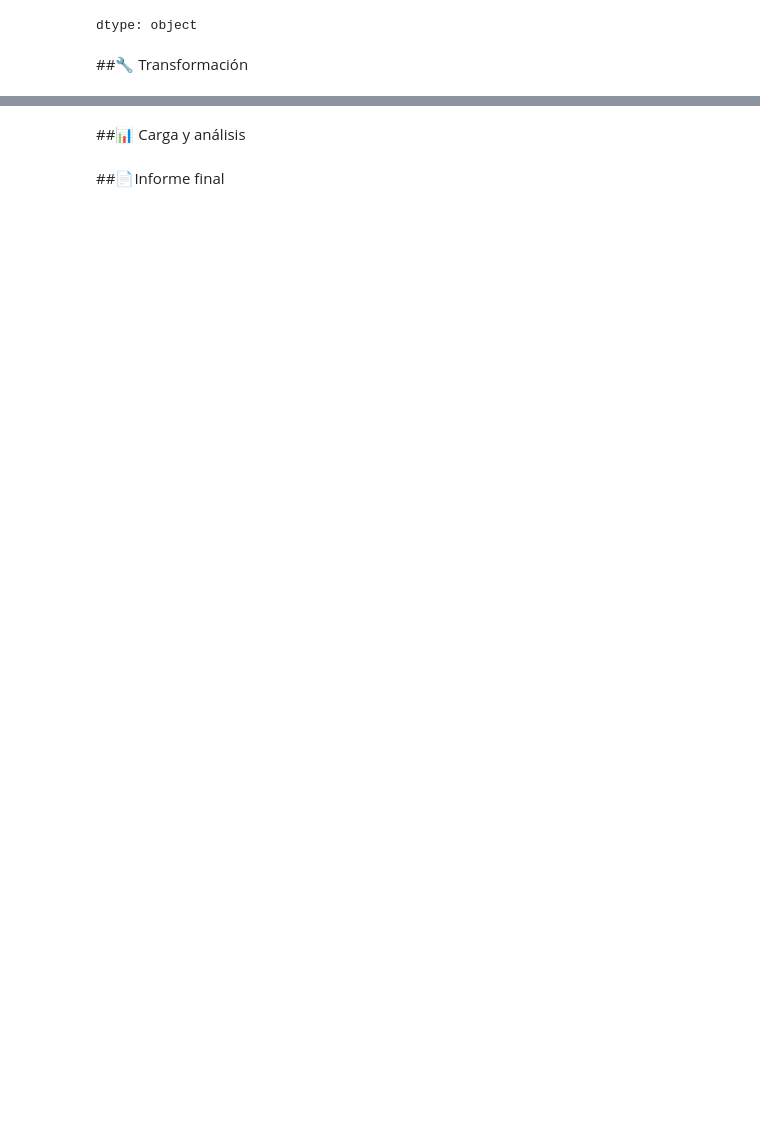
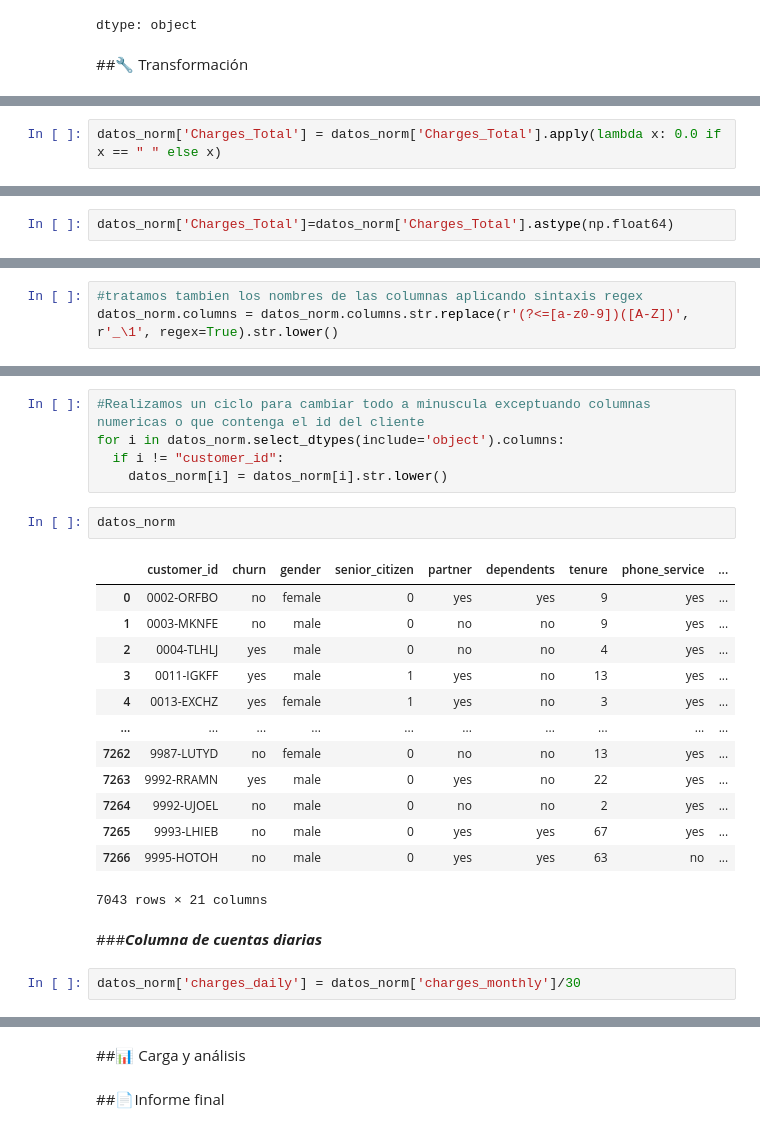
Before and after one commit to GP-Core/Telecom-X-Part-1, a Jupyter notebook: TelecomX_Part1-Gp-Core.ipynb, the cells around one changed output, grey strips where cells are left out. Saved outputs shown, nothing was run; the diff lists cells and outputs as text; blank space fills up the shorter version.

```diff
--- a/TelecomX_Part1-Gp-Core.ipynb
+++ b/TelecomX_Part1-Gp-Core.ipynb
@@ -104,0 +250,2 @@ dtype: object
+# %%
+datos_norm['Charges_Total'] = datos_norm['Charges_Total'].apply(lambda x: 0.0 if x == " " else x)
@@ -104,0 +258,2 @@ dtype: object
+# %%
+datos_norm['Charges_Total']=datos_norm['Charges_Total'].astype(np.float64)
@@ -104,0 +280,3 @@ dtype: object
+# %%
+#tratamos tambien los nombres de las columnas aplicando sintaxis regex
+datos_norm.columns = datos_norm.columns.str.replace(r'(?<=[a-z0-9])([A-Z])', r'_\1', regex=True).str.lower()
@@ -104,0 +293,25 @@ dtype: object
+# %%
+#Realizamos un ciclo para cambiar todo a minuscula exceptuando columnas numericas o que contenga el id del cliente
+for i in datos_norm.select_dtypes(include='object').columns:
+  if i != "customer_id":
+    datos_norm[i] = datos_norm[i].str.lower()
+# %%
+datos_norm
+# %% [output]
+|  | customer_id | churn | gender | senior_citizen | partner | dependents | tenure | phone_service | ... |
+| 0 | 0002-ORFBO | no | female | 0 | yes | yes | 9 | yes | ... |
+| 1 | 0003-MKNFE | no | male | 0 | no | no | 9 | yes | ... |
+| 2 | 0004-TLHLJ | yes | male | 0 | no | no | 4 | yes | ... |
+| 3 | 0011-IGKFF | yes | male | 1 | yes | no | 13 | yes | ... |
+| 4 | 0013-EXCHZ | yes | female | 1 | yes | no | 3 | yes | ... |
+| ... | ... | ... | ... | ... | ... | ... | ... | ... | ... |
+| 7262 | 9987-LUTYD | no | female | 0 | no | no | 13 | yes | ... |
+| 7263 | 9992-RRAMN | yes | male | 0 | yes | no | 22 | yes | ... |
+| 7264 | 9992-UJOEL | no | male | 0 | no | no | 2 | yes | ... |
+| 7265 | 9993-LHIEB | no | male | 0 | yes | yes | 67 | yes | ... |
+| 7266 | 9995-HOTOH | no | male | 0 | yes | yes | 63 | no | ... |
+7043 rows × 21 columns
+# %% [markdown]
+###***Columna de cuentas diarias***
+# %%
+datos_norm['charges_daily'] = datos_norm['charges_monthly']/30
```
Also changed, not shown: parts of 33 cells of this notebook.
